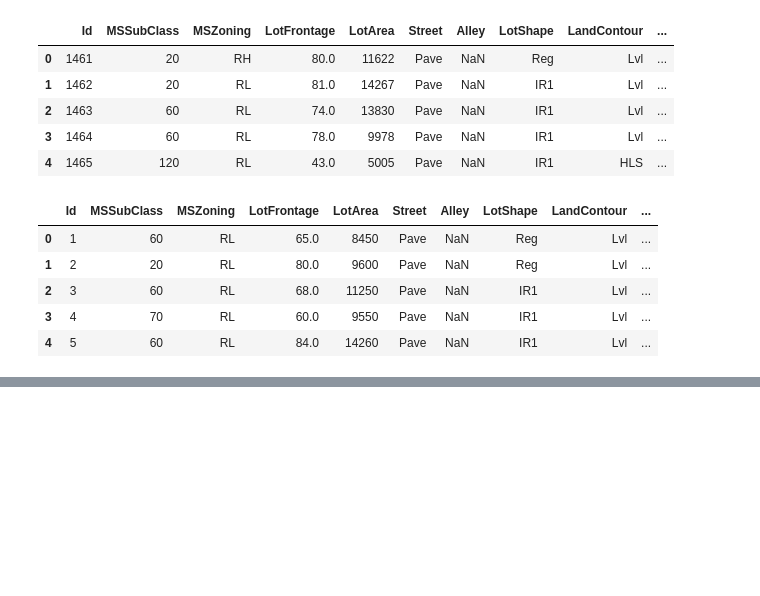
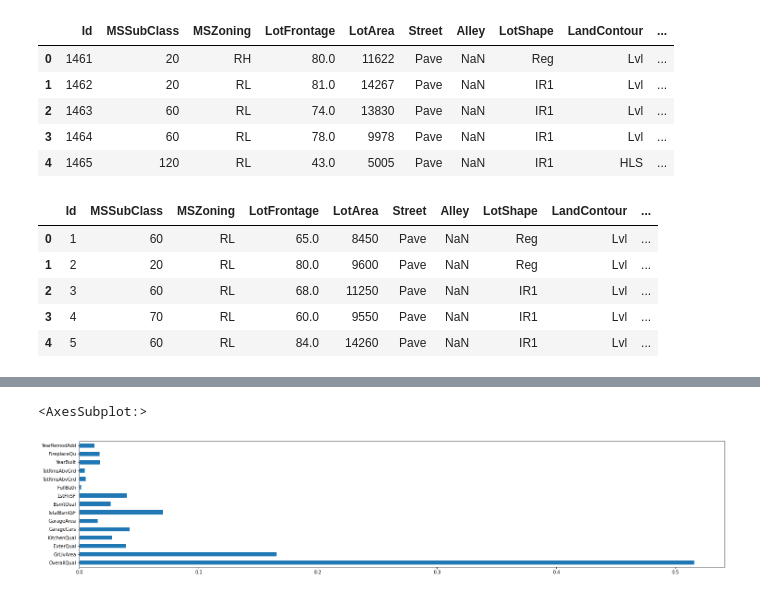
Before and after one commit to Biel-Altimira/house_prices, a Jupyter notebook: house prices/test.ipynb, the cells around one changed output, grey strips where cells are left out. Saved outputs shown, nothing was run; the diff lists cells and outputs as text; code cells hidden in the pictures; blank space fills up the shorter version.

```diff
--- a/house prices/test.ipynb
+++ b/house prices/test.ipynb
@@ -212,0 +226,5 @@ print(score)
+# %%
+pd.Series(model.feature_importances_, index=X.columns).plot(kind='barh')
+# %% [output]
+<AxesSubplot:>
+[figure, added]
```
Also changed, not shown: parts of 18 cells of this notebook, 6 other files.
